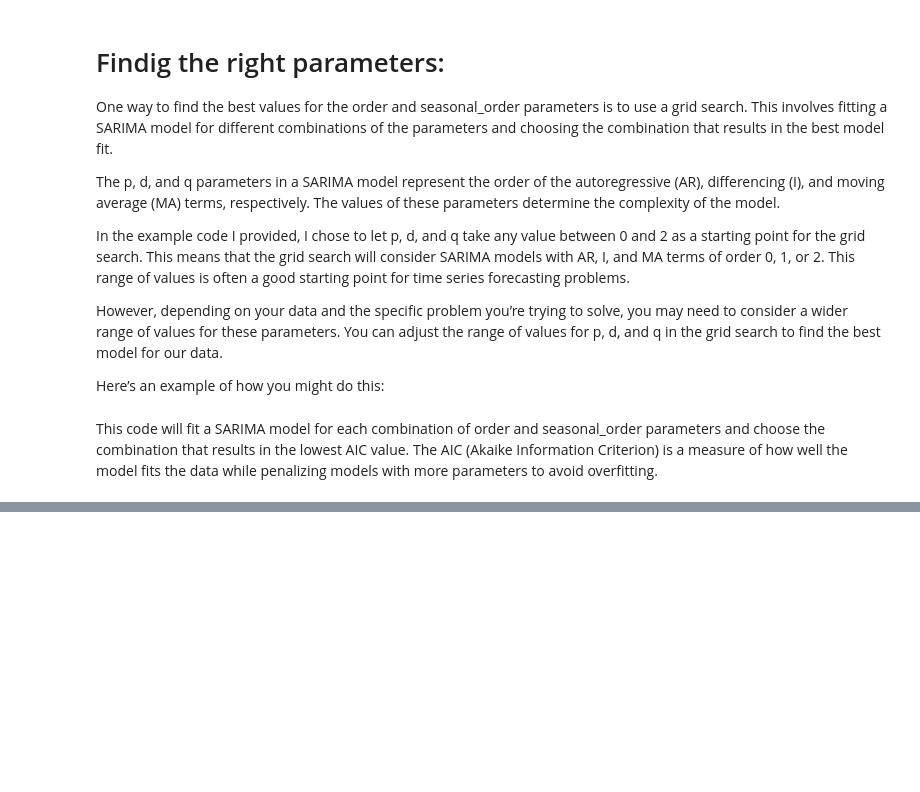
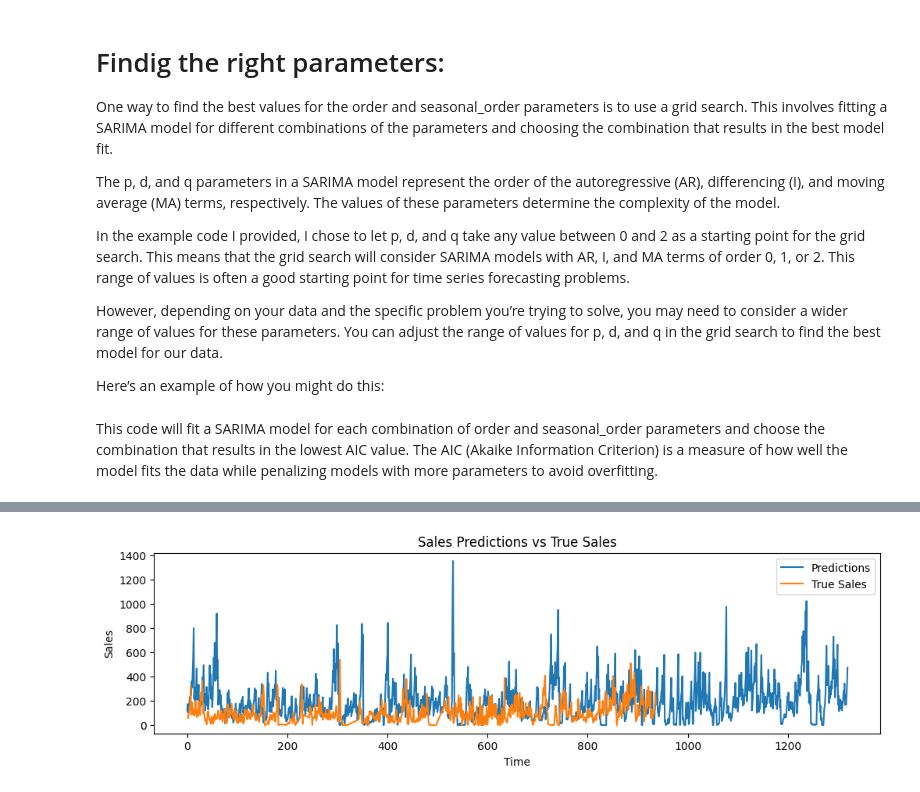
Before and after one commit to andresbarcia/DataAnalisys, a Jupyter notebook: Retail_Sales_Forecasting.ipynb, the cells around one changed output, grey strips where cells are left out. Drawn from its saved outputs; the diff is of its cells as text; code cells hidden in the pictures; blank space fills up the shorter version.

Commit message:
2023-5-30-FirstPrediction

```diff
--- a/Retail_Sales_Forecasting.ipynb
+++ b/Retail_Sales_Forecasting.ipynb
@@ -326,0 +256,11 @@ P, D, Q, s = 2, 2, 2, 12
+# %%
+
+# Store selected time series ids in a variable
+ids_subset = train['IDs'].unique().tolist()
+# %%
+num_horizons= 2
+# %%
+date = (train['DATE'].unique().tolist() * config["num_horizons"])
+id = np.repeat(ids_subset, config["num_horizons"])
+pred = [None] * len(ids_subset) * config["num_horizons"]
+print(date[:7], id[:7], pred[:7])
@@ -326,0 +323,3 @@ P, D, Q, s = 2, 2, 2, 12
+# %%
+df_preds_sarima.columns = ['INDEX', 'DATE','PRED']
+df_preds_sarima.head()
@@ -326,0 +333,21 @@ P, D, Q, s = 2, 2, 2, 12
+# %%
+predicitions = df_preds_sarima['PRED'].squeeze().astype(int)
+t_sales = raw_sales['SALES'].squeeze().astype(int)
+
+
+# Plot the data
+plt.plot(predicitions, label='Predictions')
+plt.plot(t_sales, label='True Sales')
+
+# Add labels and title
+plt.xlabel('Time')
+plt.ylabel('Sales')
+plt.title('Sales Predictions vs True Sales')
+
+# Add legend
+plt.legend()
+
+# Show the plot
+plt.show()
+# %% [output]
+[figure, added]
```
Also changed, not shown: parts of 11 cells of this notebook.
